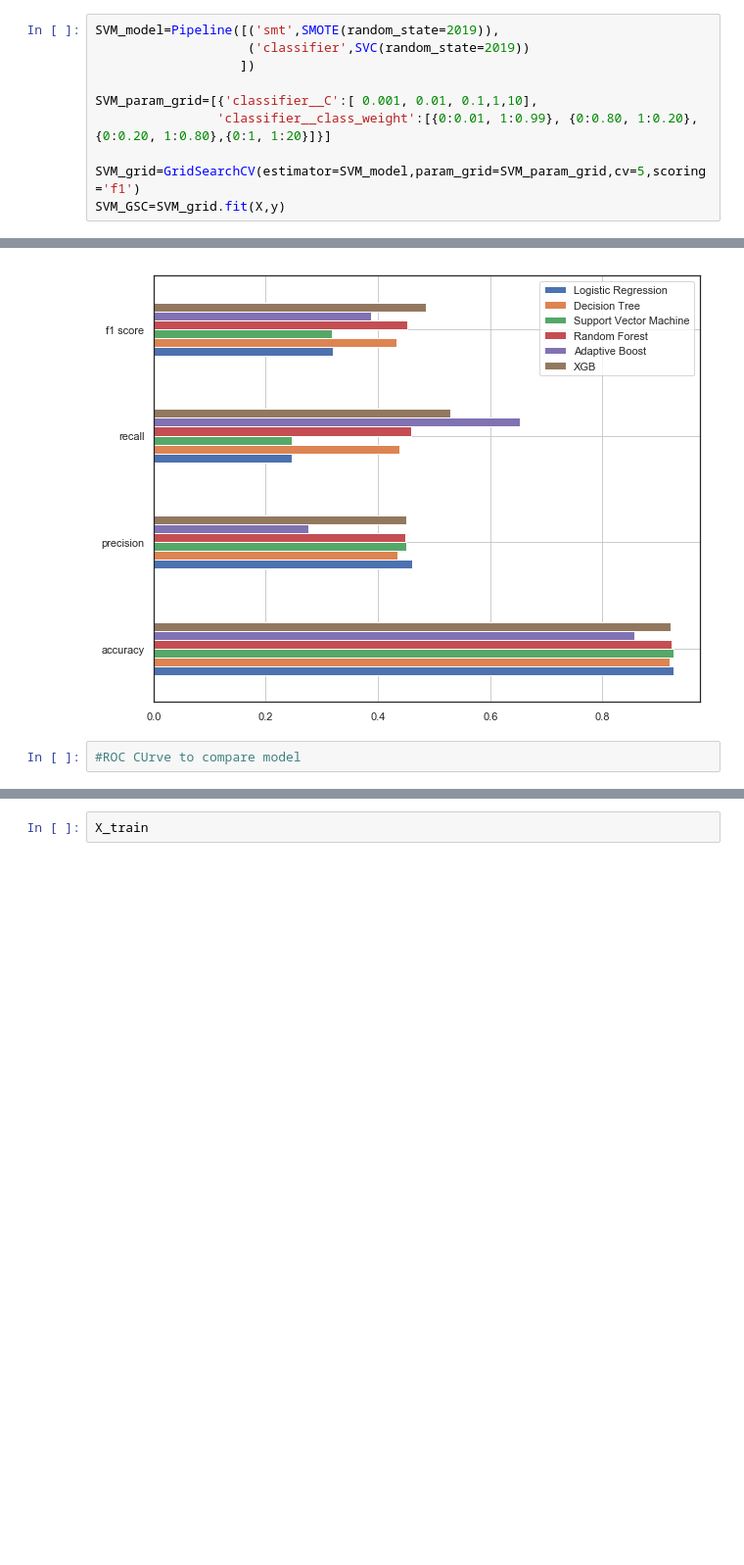
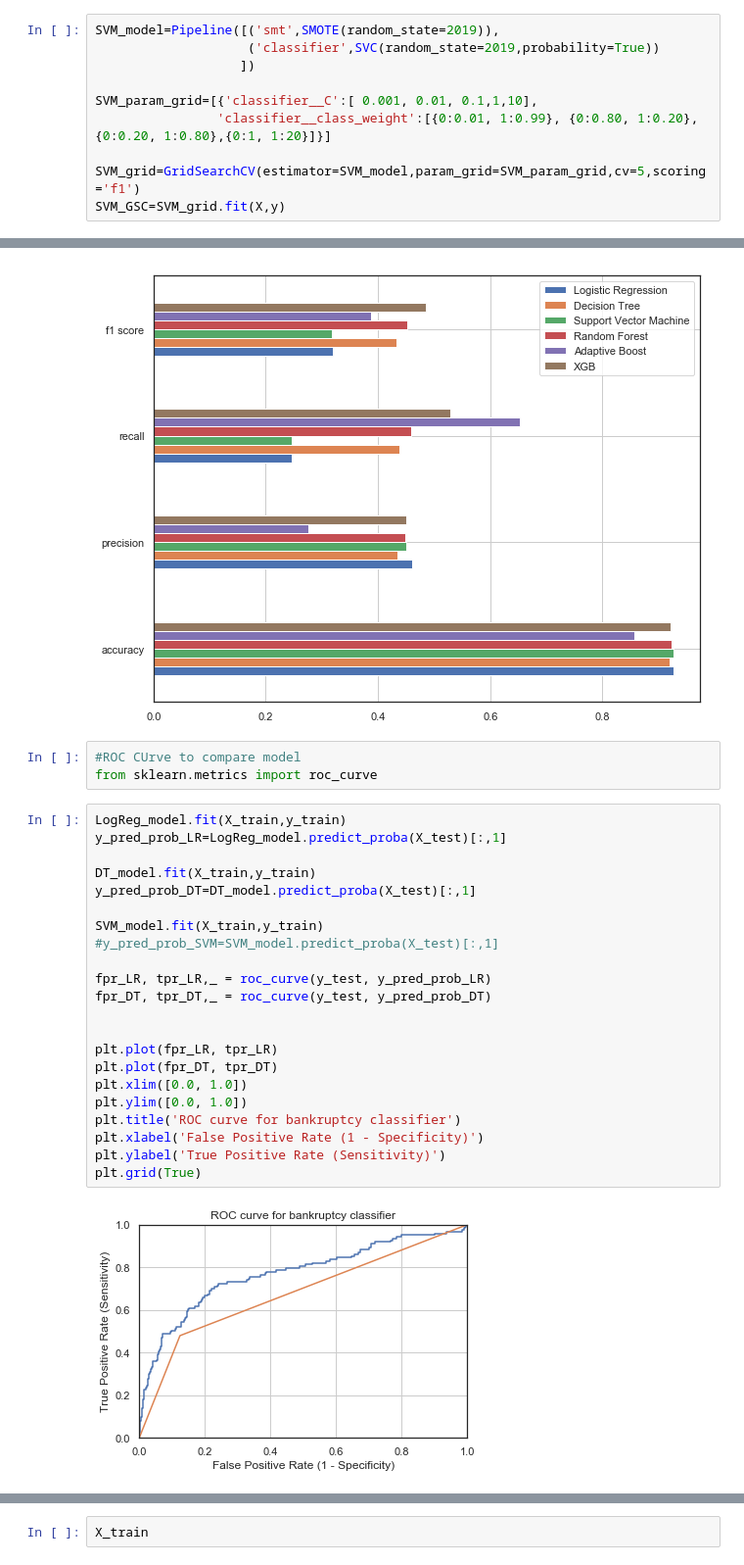
Before and after one commit to PythonNewLearner/Machine-Learning-_-Bankcruptcy, a Jupyter notebook: project.ipynb, the cells around one changed output, grey strips where cells are left out. Shown at 98% size. Saved outputs shown, nothing was run; the diff lists cells and outputs as text; blank space fills up the shorter version.

```diff
--- a/project.ipynb
+++ b/project.ipynb
@@ -841,7 +841,7 @@ DT_GSC.best_params_
 # SVM Tuning
 # %%
 SVM_model=Pipeline([('smt',SMOTE(random_state=2019)),
-                    ('classifier',SVC(random_state=2019))
+                    ('classifier',SVC(random_state=2019,probability=True))
                    ])
 
 SVM_param_grid=[{'classifier__C':[ 0.001, 0.01, 0.1,1,10],
@@ -992,3 +986,28 @@ XGB  F1 :  0.48552274982231863
 [figure]
 # %%
 #ROC CUrve to compare model
+from sklearn.metrics import roc_curve
+# %%
+LogReg_model.fit(X_train,y_train)
+y_pred_prob_LR=LogReg_model.predict_proba(X_test)[:,1]
+
+DT_model.fit(X_train,y_train)
+y_pred_prob_DT=DT_model.predict_proba(X_test)[:,1]
+
+SVM_model.fit(X_train,y_train)
+#y_pred_prob_SVM=SVM_model.predict_proba(X_test)[:,1]
+
+fpr_LR, tpr_LR,_ = roc_curve(y_test, y_pred_prob_LR)
+fpr_DT, tpr_DT,_ = roc_curve(y_test, y_pred_prob_DT)
+
+
+plt.plot(fpr_LR, tpr_LR)
+plt.plot(fpr_DT, tpr_DT)
+plt.xlim([0.0, 1.0])
+plt.ylim([0.0, 1.0])
+plt.title('ROC curve for bankruptcy classifier')
+plt.xlabel('False Positive Rate (1 - Specificity)')
+plt.ylabel('True Positive Rate (Sensitivity)')
+plt.grid(True)
+# %% [output]
+[figure, added]
```
Also changed, not shown: parts of 5 cells of this notebook.
